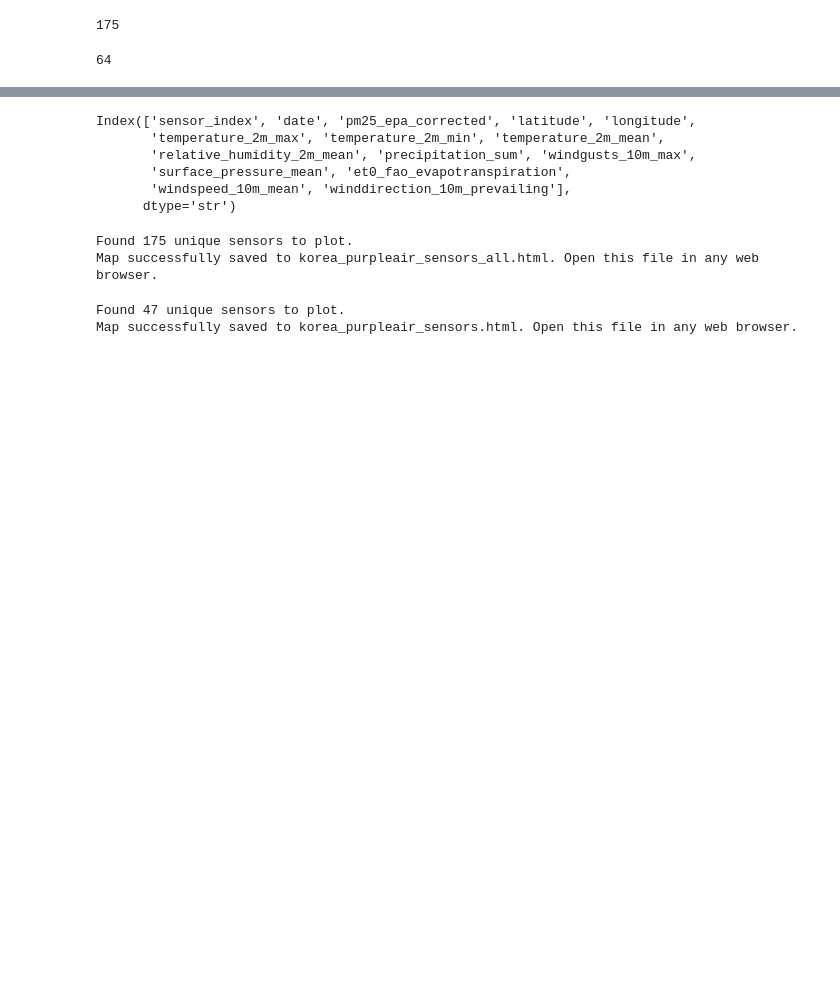
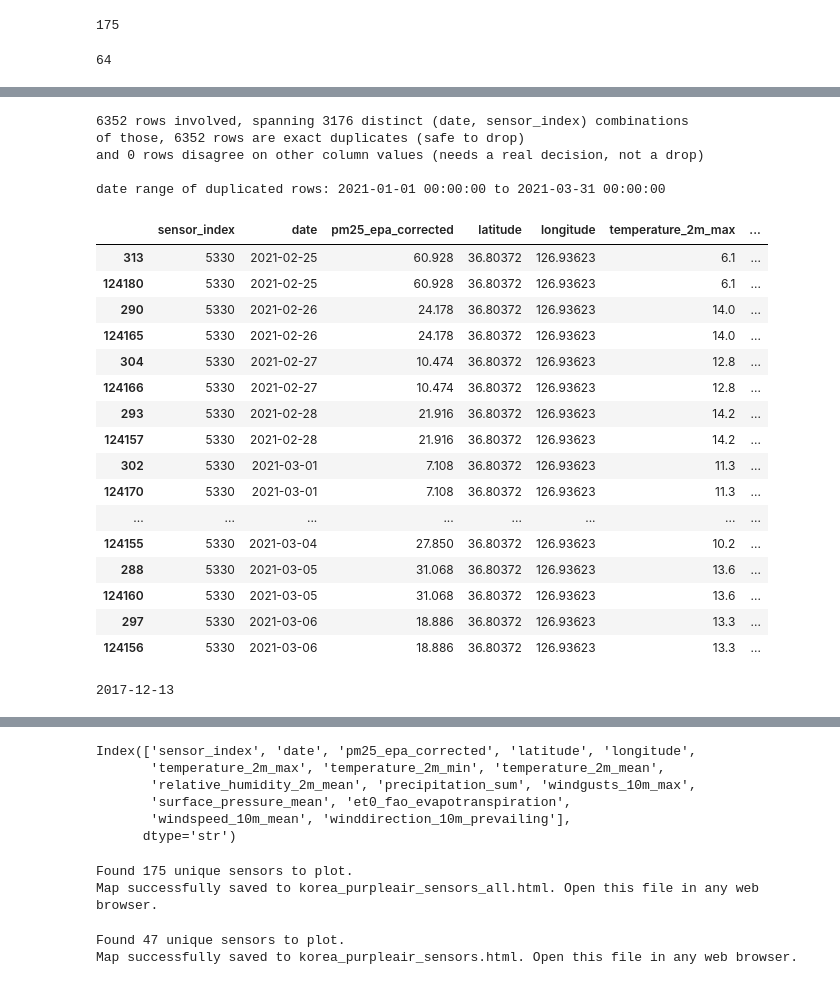
Before and after one commit to moundong19/Korea-Research, a Jupyter notebook: korea_application_data_prep.ipynb, the cells around one changed output, grey strips where cells are left out. Saved outputs shown, nothing was run; the diff lists cells and outputs as text; code cells hidden in the pictures; blank space fills up the shorter version.

```diff
--- a/korea_application_data_prep.ipynb
+++ b/korea_application_data_prep.ipynb
@@ -11,5 +11,9 @@ from pyproj import Transformer
 from sklearn.metrics import pairwise_distances
 from scipy.interpolate import RegularGridInterpolator
 from torch_geometric.data import Data
+# %%
+
+with open("analysis_dataset_enriched.p", "rb") as f:
+  df_processed_enriched = pickle.load(f)
 # %%
 PURPLEAIR_API_KEY = "35F2A02C-D815-11EF-A3B4-42010A800010"
@@ -575,6 +1537,10 @@ weather_df=pd.read_csv('weather_by_sensor.csv')
 
 pm_df2=pd.read_csv('purpleair_weather_by_sensor_remaining.csv')
 weather_df2=pd.read_csv('weather_by_sensor_remaining.csv')
+# %%
+#pull in the augmented data.
+pm_df3=pd.read_csv('purpleair_weather_by_sensor_augmented.csv')
+weather_df3=pd.read_csv('weather_by_sensor_augmented.csv')
 # %%
 #remove the environmental variables from the pm_df, as it is purple air
 
@@ -584,11 +1550,14 @@ pm_df=pm_df.drop(columns=['time_stamp','humidity','temperature','pressure','pm2.
 pm_df2=pm_df2.drop(columns=['time_stamp','humidity','temperature','pressure','pm2.5_atm','pm2.5_cf_1','temperature_2m_max','temperature_2m_min','temperature_2m_mean',
                           'relative_humidity_2m_mean','precipitation_sum','windgusts_10m_max','surface_pressure_mean','et0_fao_evapotranspiration','windspeed_10m_mean','winddirection_10m_prevailing'])
 
+pm_df3=pm_df3.drop(columns=['time_stamp','humidity','temperature','pressure','pm2.5_atm','pm2.5_cf_1','temperature_2m_max','temperature_2m_min','temperature_2m_mean',
+                          'relative_humidity_2m_mean','precipitation_sum','windgusts_10m_max','surface_pressure_mean','et0_fao_evapotranspiration','windspeed_10m_mean','winddirection_10m_prevailing'])
+
 analysis_df1=pd.merge(pm_df,weather_df,on=['sensor_index','date'],how='inner')
 analysis_df2=pd.merge(pm_df2,weather_df2,on=['sensor_index','date'],how='inner')
+analysis_df3=pd.merge(pm_df3,weather_df3,on=['sensor_index','date'],how='inner')
 
-
-analysis_df = pd.concat([analysis_df1, analysis_df2], ignore_index=True)
+analysis_df = pd.concat([analysis_df1, analysis_df2,analysis_df3], ignore_index=True)
 
 print(f"Successfully combined datasets. Final shape: {analysis_df.shape}")
 # %% [output]
@@ -692,6 +1661,52 @@ with open('pm_data_korea.p', 'wb') as f:
 import pickle
 with open('pm_data_korea.p','rb') as f:
     analysis_df = pickle.load(f)
+# %%
+# Diagnose: which (date, sensor_index) pairs are duplicated, and why
+dupe_mask = df_balanced.duplicated(subset=['date', 'sensor_index'], keep=False)
+dupes = df_balanced[dupe_mask].sort_values(['sensor_index', 'date'])
+
+n_dupe_rows = dupe_mask.sum()
+n_dupe_pairs = df_balanced.loc[dupe_mask, ['date', 'sensor_index']].drop_duplicates().shape[0]
+print(f"{n_dupe_rows} rows involved, spanning {n_dupe_pairs} distinct (date, sensor_index) combinations")
+
+# Are the duplicate rows byte-identical, or do they actually disagree on values?
+identical = df_balanced[dupe_mask].duplicated(keep=False).groupby(
+    [df_balanced.loc[dupe_mask, 'date'], df_balanced.loc[dupe_mask, 'sensor_index']]
+).transform('all')
+print(f"of those, {identical.sum()} rows are exact duplicates (safe to drop)")
+print(f"and {(~identical).sum()} rows disagree on other column values (needs a real decision, not a drop)")
+
+# Check specifically for boundary overlap between original and augmented data
+print("\ndate range of duplicated rows:", dupes['date'].min(), "to", dupes['date'].max())
+dupes.head(20)
+# %% [output]
+6352 rows involved, spanning 3176 distinct (date, sensor_index) combinations
+of those, 6352 rows are exact duplicates (safe to drop)
+and 0 rows disagree on other column values (needs a real decision, not a drop)
+
+date range of duplicated rows: 2021-01-01 00:00:00 to 2021-03-31 00:00:00
+|  | sensor_index | date | pm25_epa_corrected | latitude | longitude | temperature_2m_max | ... |
+| 313 | 5330 | 2021-02-25 | 60.928 | 36.80372 | 126.93623 | 6.1 | ... |
+| 124180 | 5330 | 2021-02-25 | 60.928 | 36.80372 | 126.93623 | 6.1 | ... |
+| 290 | 5330 | 2021-02-26 | 24.178 | 36.80372 | 126.93623 | 14.0 | ... |
+| 124165 | 5330 | 2021-02-26 | 24.178 | 36.80372 | 126.93623 | 14.0 | ... |
+| 304 | 5330 | 2021-02-27 | 10.474 | 36.80372 | 126.93623 | 12.8 | ... |
+| 124166 | 5330 | 2021-02-27 | 10.474 | 36.80372 | 126.93623 | 12.8 | ... |
+| 293 | 5330 | 2021-02-28 | 21.916 | 36.80372 | 126.93623 | 14.2 | ... |
+| 124157 | 5330 | 2021-02-28 | 21.916 | 36.80372 | 126.93623 | 14.2 | ... |
+| 302 | 5330 | 2021-03-01 | 7.108 | 36.80372 | 126.93623 | 11.3 | ... |
+| 124170 | 5330 | 2021-03-01 | 7.108 | 36.80372 | 126.93623 | 11.3 | ... |
+| ... | ... | ... | ... | ... | ... | ... | ... |
+| 124155 | 5330 | 2021-03-04 | 27.850 | 36.80372 | 126.93623 | 10.2 | ... |
+| 288 | 5330 | 2021-03-05 | 31.068 | 36.80372 | 126.93623 | 13.6 | ... |
+| 124160 | 5330 | 2021-03-05 | 31.068 | 36.80372 | 126.93623 | 13.6 | ... |
+| 297 | 5330 | 2021-03-06 | 18.886 | 36.80372 | 126.93623 | 13.3 | ... |
+| 124156 | 5330 | 2021-03-06 | 18.886 | 36.80372 | 126.93623 | 13.3 | ... |
+# %%
+print(analysis_df['date'].min())  # if this prints 2021-01-01, that confirms it
+# %% [output]
+2017-12-13
 # %%
 import pandas as pd
 import numpy as np
```
Also changed, not shown: parts of 14 cells of this notebook.
